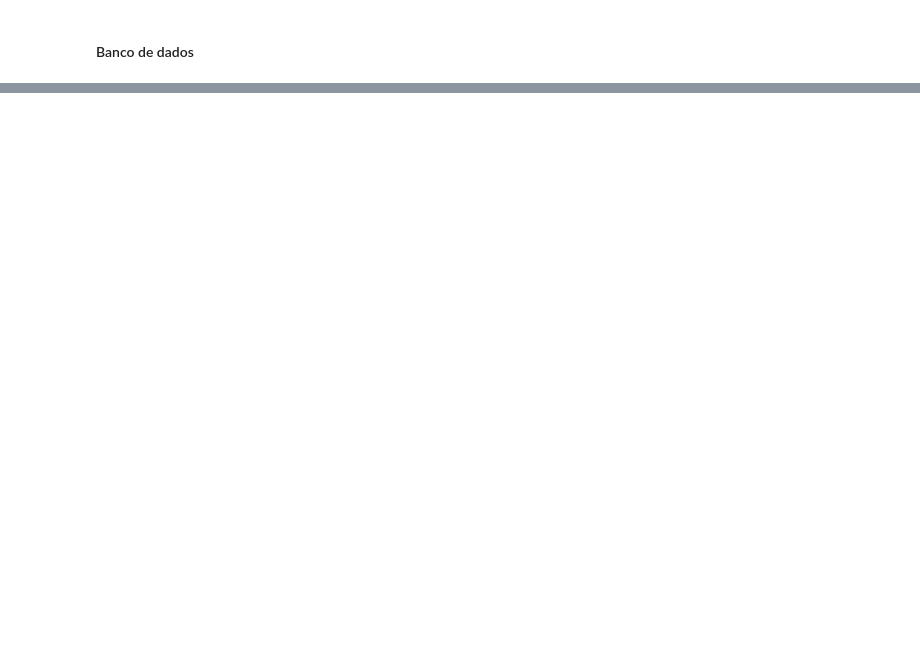
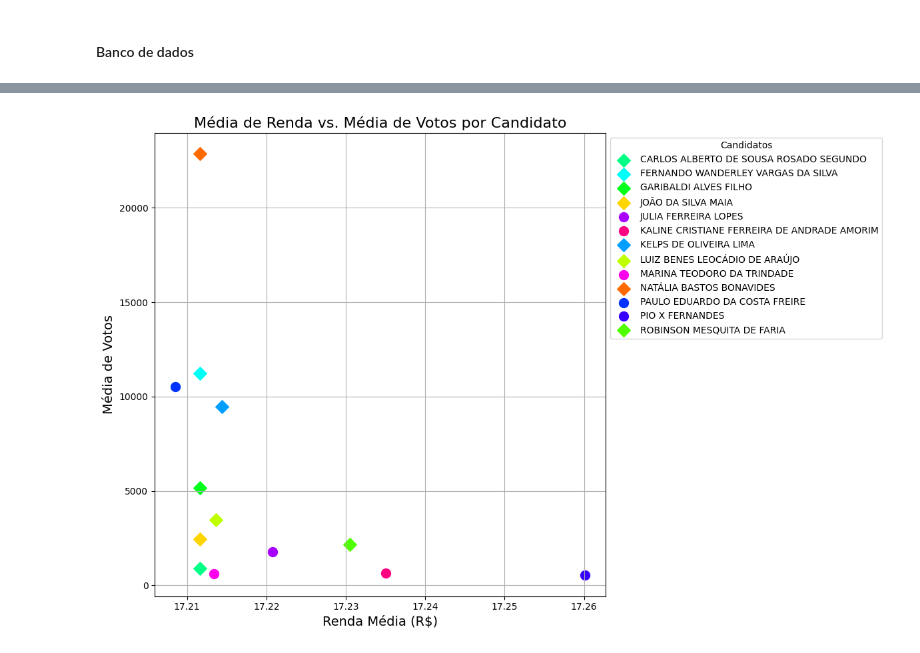
Before and after one commit to Adgmariz/dados_eleitorais_espacialiazados, a Jupyter notebook: dados_eleitorais.ipynb, the cells around one changed output, grey strips where cells are left out. Saved outputs shown, nothing was run; the diff lists cells and outputs as text; code cells hidden in the pictures; blank space fills up the shorter version.

Commit message:
Dados de Votos Por Candidato Por Renda Média

```diff
--- a/dados_eleitorais.ipynb
+++ b/dados_eleitorais.ipynb
@@ -319,3 +330,86 @@ Note: you may need to restart the kernel to use updated packages.
+# %%
+import pandas as pd
+import matplotlib.pyplot as plt
+import seaborn as sns  # Usar para gerar uma paleta de cores maior
+
+# Lista de candidatos para análise
+candidatos_selecionados = [
+    'NATÁLIA BASTOS BONAVIDES', 'JOÃO DA SILVA MAIA',
+    'LUIZ BENES LEOCÁDIO DE ARAÚJO', 'ROBINSON MESQUITA DE FARIA',
+    'GARIBALDI ALVES FILHO', 'CARLOS ALBERTO DE SOUSA ROSADO SEGUNDO',
+    'FERNANDO WANDERLEY VARGAS DA SILVA', 'KELPS DE OLIVEIRA LIMA',
+    'PAULO EDUARDO DA COSTA FREIRE', 'PIO X FERNANDES',
+    'JULIA FERREIRA LOPES', 'MARINA TEODORO DA TRINDADE',
+    'KALINE CRISTIANE FERREIRA DE ANDRADE AMORIM'
+]
+
+# Filtrar apenas os dados dos candidatos selecionados
+df_candidatos = df_unificado[df_unificado['NM_VOTAVEL'].isin(candidatos_selecionados)]
+
+# Agrupar votos por município e candidato
+votos_por_municipio = df_candidatos.groupby(['NM_MUNICIPIO', 'NM_VOTAVEL'])['QT_VOTOS'].sum().reset_index()
+
+# Colunas das faixas de renda e valores médios estimados para cada faixa
+faixas_renda = ['Até 1/2', 'Mais de 1/2 a 1', 'Mais de 1 a 2', 'Mais de 2 a 5',
+                'Mais de 5 a 10', 'Mais de 10 a 20', 'Mais de 20']
+valores_faixas = [0.25, 0.75, 1.5, 3.5, 7.5, 15, 20]  # Valores médios aproximados de cada faixa
+
+# Garantir que não há valores nulos nas faixas de renda
+df_unificado[faixas_renda] = df_unificado[faixas_renda].fillna(0)
+
+# Somar as proporções para normalizar
+soma_faixas = df_unificado[faixas_renda].sum(axis=1)
+
+# Normalizar as faixas de renda (proporções somando 1 para cada município)
+df_unificado[faixas_renda] = df_unificado[faixas_renda].div(soma_faixas, axis=0)
+
+# Calcular a Renda Média ponderada
+df_unificado['Renda Média'] = (df_unificado[faixas_renda] * valores_faixas).sum(axis=1)
+
+# Combinar os votos com a renda média dos municípios
+df_merged = pd.merge(votos_por_municipio, df_unificado[['NM_MUNICIPIO', 'Renda Média']], on='NM_MUNICIPIO')
+
+# Calcular as médias por candidato
+media_por_candidato = df_merged.groupby('NM_VOTAVEL').agg({
+    'Renda Média': 'mean',
+    'QT_VOTOS': 'mean'
+}).reset_index()
+
+# Lista dos deputados não eleitos
+deputados_nao_eleitos = [
+    'PAULO EDUARDO DA COSTA FREIRE', 'PIO X FERNANDES',
+    'JULIA FERREIRA LOPES', 'MARINA TEODORO DA TRINDADE',
+    'KALINE CRISTIANE FERREIRA DE ANDRADE AMORIM'
+]
+
+# Gerar uma paleta de cores com o número exato de candidatos
+palette = sns.color_palette("hsv", len(candidatos_selecionados))  # Paleta de cores diversificada
+candidato_cores = dict(zip(candidatos_selecionados, palette))  # Mapeia candidatos às cores
+
+# Plotar apenas as médias por candidato
+plt.figure(figsize=(12, 8))
+
+for _, row in media_por_candidato.iterrows():
+    candidato = row['NM_VOTAVEL']
+    if candidato in deputados_nao_eleitos:
+        # Usar bolinha para candidatos não eleitos
+        plt.scatter(row['Renda Média'], row['QT_VOTOS'], label=candidato,
+                    color=candidato_cores[candidato], s=100, marker='o')  # Bolinhas
+    else:
+        # Usar losango para candidatos eleitos
+        plt.scatter(row['Renda Média'], row['QT_VOTOS'], label=candidato,
+                    color=candidato_cores[candidato], s=100, marker='D')  # Losangos
+
+# Configuração do gráfico
+plt.title('Média de Renda vs. Média de Votos por Candidato', fontsize=16)
+plt.xlabel('Renda Média (R$)', fontsize=14)
+plt.ylabel('Média de Votos', fontsize=14)
+plt.legend(title="Candidatos", fontsize=10, loc='upper left', bbox_to_anchor=(1, 1))
+plt.grid(True)
+plt.tight_layout()
+plt.show()
+# %% [output]
+[figure, added]
 # %%
 pip install pandas sqlalchemy psycopg2
 # %% [output]
```
Also changed, not shown: parts of 6 cells of this notebook.
